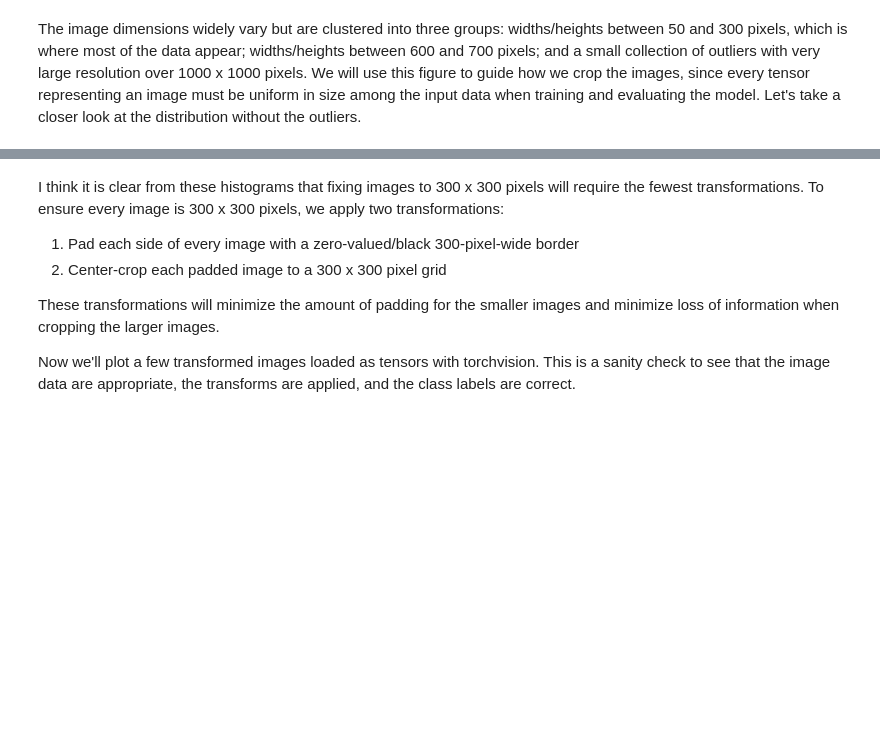
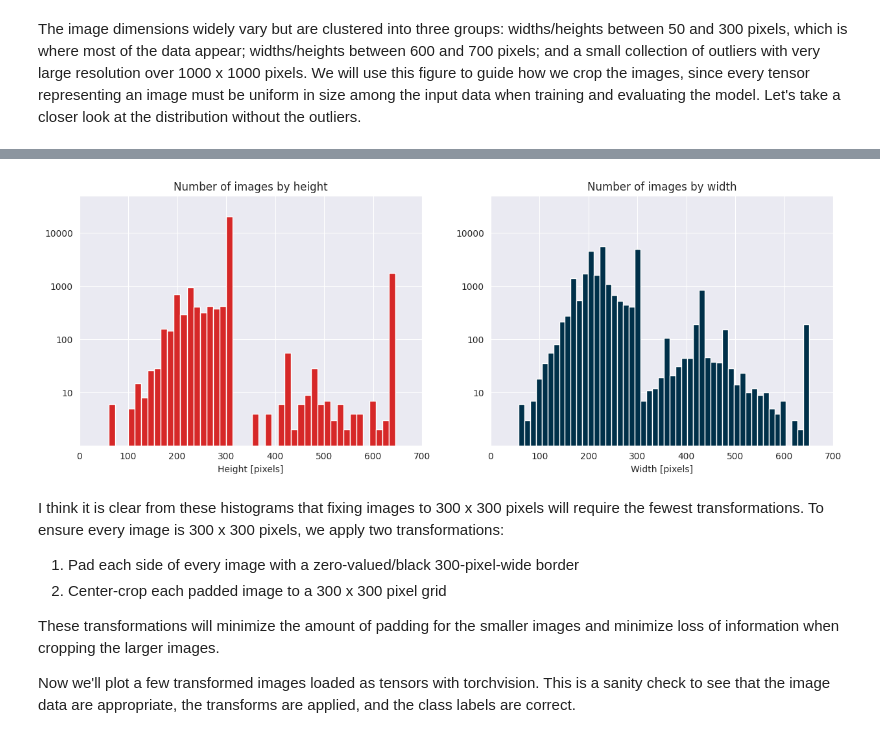
Before and after one commit to gmadigan/image-classification_animals, a Jupyter notebook: notebooks/01_exploration.ipynb, the cells around one changed output, grey strips where cells are left out. Cells and saved outputs as stored; diff of their text form; code cells hidden in the pictures; blank space fills up the shorter version.

```diff
--- a/notebooks/01_exploration.ipynb
+++ b/notebooks/01_exploration.ipynb
@@ -270,3 +178,31 @@ plt.savefig(os.path.join(OUT_PATH,'hist_imagedims.pdf'), bbox_inches='tight');
+# %%
+# Create fig and subplots
+fig, ax = plt.subplots(ncols=2, figsize=(15,5))
+
+# Plot the different image dimensions and their frequencies
+df_files['image_height'].plot(kind='hist', bins=500, logy=True, title='Number of images by height', color=my_palette[0], alpha=1, ax=ax[0])
+df_files['image_width'].plot(kind='hist', bins=500, logy=True, title='Number of images by width', color=my_palette[1], alpha=1, ax=ax[1])
+
+# Truncate hist to remove outliers
+ax[0].set_xlim([0, 700])
+ax[1].set_xlim([0, 700])
+
+# Match y-axes between subplots
+ax[0].set_ylim([1.01, 50000])
+ax[1].set_ylim([1.01, 50000])
+
+# Clean up x- and y-axes
+ax[0].set_ylabel(None)
+ax[1].set_ylabel(None)
+ax[0].set_xlabel('Height [pixels]')
+ax[1].set_xlabel('Width [pixels]')
+ax[0].yaxis.set_major_formatter(ScalarFormatter())
+ax[1].yaxis.set_major_formatter(ScalarFormatter())
+
+# Save the figure
+plt.savefig(os.path.join(FIGURE_PATH,'image-dims_hist.pdf'), bbox_inches='tight');
+# %% [output]
+[figure, added]
 # %% [markdown]
 I think it is clear from these histograms that fixing images to 300 x 300 pixels will require the fewest transformations. To ensure every image is 300 x 300 pixels, we apply two transformations:
 1. Pad each side of every image with a zero-valued/black 300-pixel-wide border
```
Also changed, not shown: parts of 12 cells of this notebook.
